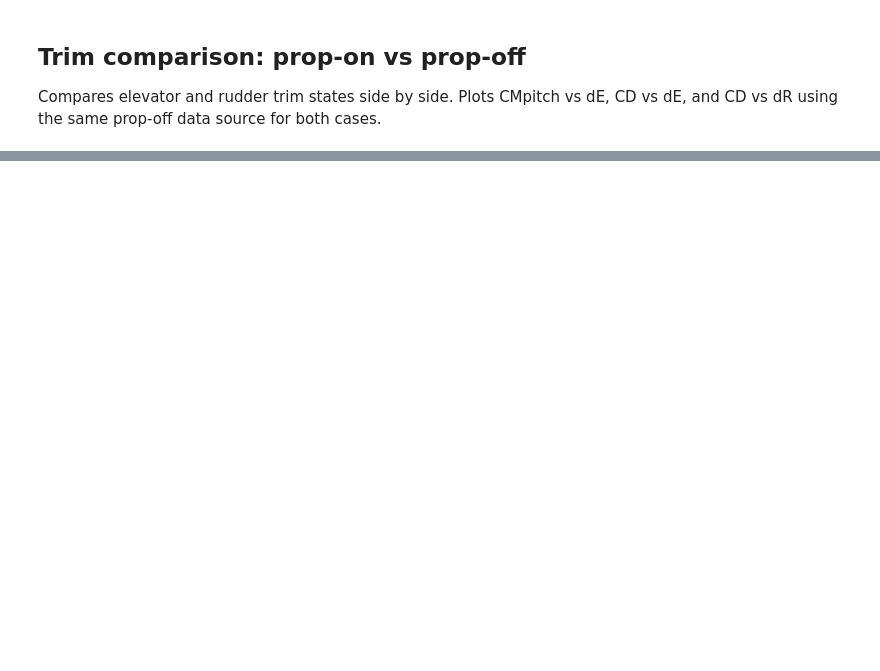
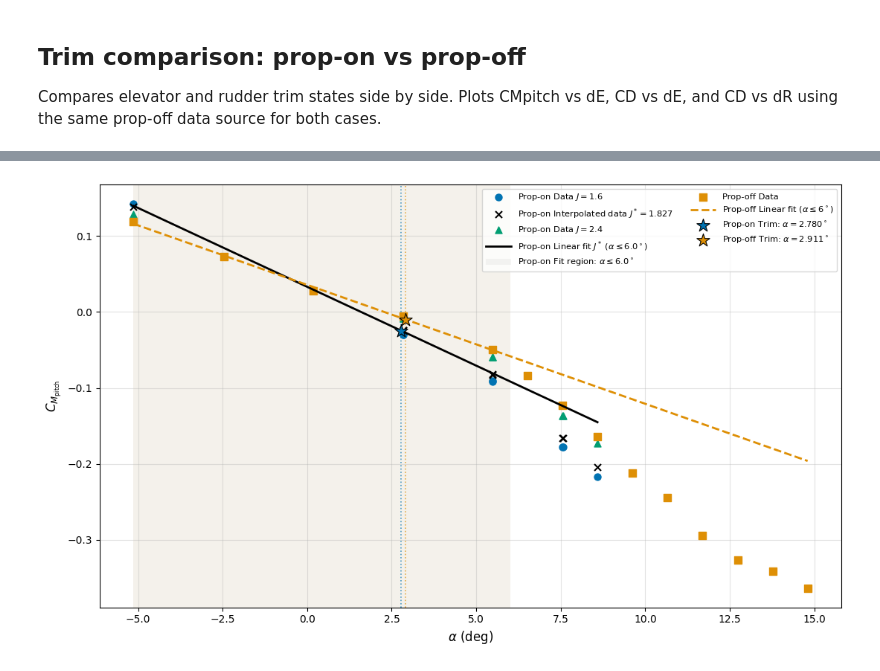
Before and after one commit to DCdeJong2002/Group_15_Redo_BAL, a Jupyter notebook: data_plotter_FINAL.ipynb, the cells around one changed output, grey strips where cells are left out. Drawn from its saved outputs; the diff is of its cells as text; code cells hidden in the pictures; blank space fills up the shorter version.

Commit message:
Added prop off to cmpitch trim plot

```diff
--- a/data_plotter_FINAL.ipynb
+++ b/data_plotter_FINAL.ipynb
@@ -4582,0 +4583,84 @@ Saved to c:\Users\douwe\AE4115-23_EXPERIMENTAL SIMULATIONS\Group_15_Redo_BAL\new
+# %%
+# -- Plot: CMpitch(alpha) for prop-on + prop-off + linear fits --------
+import matplotlib.pyplot as plt
+import os
+import numpy as np
+
+# Verify variables from earlier cells are present
+required_vars_po = ["df_po_base_avg", "AOA_COL", "po_cm_func", "ALPHA_FIT_MAX_PO",
+                    "alpha_trim_po", "cm_trim_po_base", "PO_V", "PO_AOS",
+                    "PLOT_DIR", "SAVE_RES", "COLORS"]
+required_vars_on = ["J_LO", "J_HI", "J_star", "ALPHA_FIT_MAX_CM",
+                    "alpha_common", "cm_lo_vals", "cm_hi_vals", "cm_jstar_vals",
+                    "f_cm_js", "alpha_trim", "cmpitch_result", "TRIM_V", "aoa_col"]
+
+for var in required_vars_po + required_vars_on:
+    if var not in globals():
+        raise RuntimeError(f"'{var}' not found — run all prop-on and prop-off trim cells first.")
+
+# Prop-off data
+x_base_po = df_po_base_avg[AOA_COL].to_numpy(dtype=float)
+y_cm_po   = df_po_base_avg["CMpitch_FINAL"].to_numpy(dtype=float)
+
+x_plot_cm_po = np.linspace(x_base_po.min(), x_base_po.max(), 300)
+
+# Prop-on data (already available from earlier cells)
+x_plot_cm_on = np.linspace(alpha_common.min(), alpha_common.max(), 300)
+
+fig_cm_po, ax_cm_po = plt.subplots(figsize=(11, 6.5))
+
+# ─── Prop-on scatter plots (three J values) ───────────────────────────────────
+ax_cm_po.scatter(alpha_common, cm_lo_vals, s=42, color=COLORS[0],
+                label=fr"Prop-on Data $J={J_LO}$", zorder=5)
+ax_cm_po.scatter(alpha_common, cm_jstar_vals, s=42, color="k", marker="x",
+                label=fr"Prop-on Interpolated data $J^*={J_star:.3f}$", zorder=5)
+ax_cm_po.scatter(alpha_common, cm_hi_vals, s=42, color=COLORS[2], marker="^",
+                label=fr"Prop-on Data $J={J_HI}$", zorder=5)
+
+# Prop-on fit line for J*
+ax_cm_po.plot(x_plot_cm_on, f_cm_js(x_plot_cm_on), "-", lw=2.0, color="k",
+              label=fr"Prop-on Linear fit $J^*$ ($\alpha \leq {ALPHA_FIT_MAX_CM}^\circ$)", zorder=6)
+
+# Prop-on fit region
+ax_cm_po.axvspan(alpha_common.min(), ALPHA_FIT_MAX_CM, color="grey", alpha=0.08, lw=0,
+                label=fr"Prop-on Fit region: $\alpha \leq {ALPHA_FIT_MAX_CM}^\circ$")
+
+# ─── Prop-off scatter and fit ──────────────────────────────────────────────────
+ax_cm_po.scatter(x_base_po, y_cm_po, s=42, color=COLORS[1], marker="s",
+                label=r"Prop-off Data", zorder=5)
+
+ax_cm_po.plot(x_plot_cm_po, po_cm_func(x_plot_cm_po), "--", lw=2.0, color=COLORS[1],
+              label=fr"Prop-off Linear fit ($\alpha \leq {ALPHA_FIT_MAX_PO}^\circ$)", zorder=6)
+
+ax_cm_po.axvspan(x_base_po.min(), ALPHA_FIT_MAX_PO, color=COLORS[1], alpha=0.04, lw=0)
+
+# ─── Trim points and markers ──────────────────────────────────────────────────
+# Prop-on trim
+ax_cm_po.axvline(alpha_trim, color=COLORS[0], ls=":", lw=1.2, alpha=0.7)
+ax_cm_po.scatter([alpha_trim], [cmpitch_result], color=COLORS[0], marker="*", s=170,
+                edgecolors="k", linewidths=0.8, zorder=9,
+                label=fr"Prop-on Trim: $\alpha={alpha_trim:.3f}^\circ$")
+
+# Prop-off trim
+ax_cm_po.axvline(alpha_trim_po, color=COLORS[1], ls=":", lw=1.2, alpha=0.7)
+ax_cm_po.scatter([alpha_trim_po], [cm_trim_po_base], color=COLORS[1], marker="*", s=170,
+                edgecolors="k", linewidths=0.8, zorder=9,
+                label=fr"Prop-off Trim: $\alpha={alpha_trim_po:.3f}^\circ$")
+
+ax_cm_po.set_xlabel(r"$\alpha$ (deg)")
+ax_cm_po.set_ylabel(r"$C_{M_\mathrm{pitch}}$")
+
+# Use globals.get for SHOW_TITLE to avoid missing var errors
+if globals().get("SHOW_TITLE", True):
+    ax_cm_po.set_title(fr"$C_{{M_\mathrm{{pitch}}}}$ vs $\alpha$: Prop-on ($V={TRIM_V}$ m/s, AoS=0°, dR=0°) vs Prop-off ($V={PO_V}$ m/s, AoS={PO_AOS}°, dR=0°)")
+
+ax_cm_po.grid(True, alpha=0.35)
+ax_cm_po.legend(fontsize=8.2, handlelength=3, ncol=2)
+plt.tight_layout()
+
+fname = "propon_propoff_trim_CMpitch_vs_alpha_combined.png"
+plt.savefig(os.path.join(PLOT_DIR, fname), dpi=SAVE_RES)
+plt.show()
+print(f"Saved {fname}")
+# %% [output]
+[figure, added]
```
Also changed, not shown: parts of 26 cells of this notebook, 1 other file.
